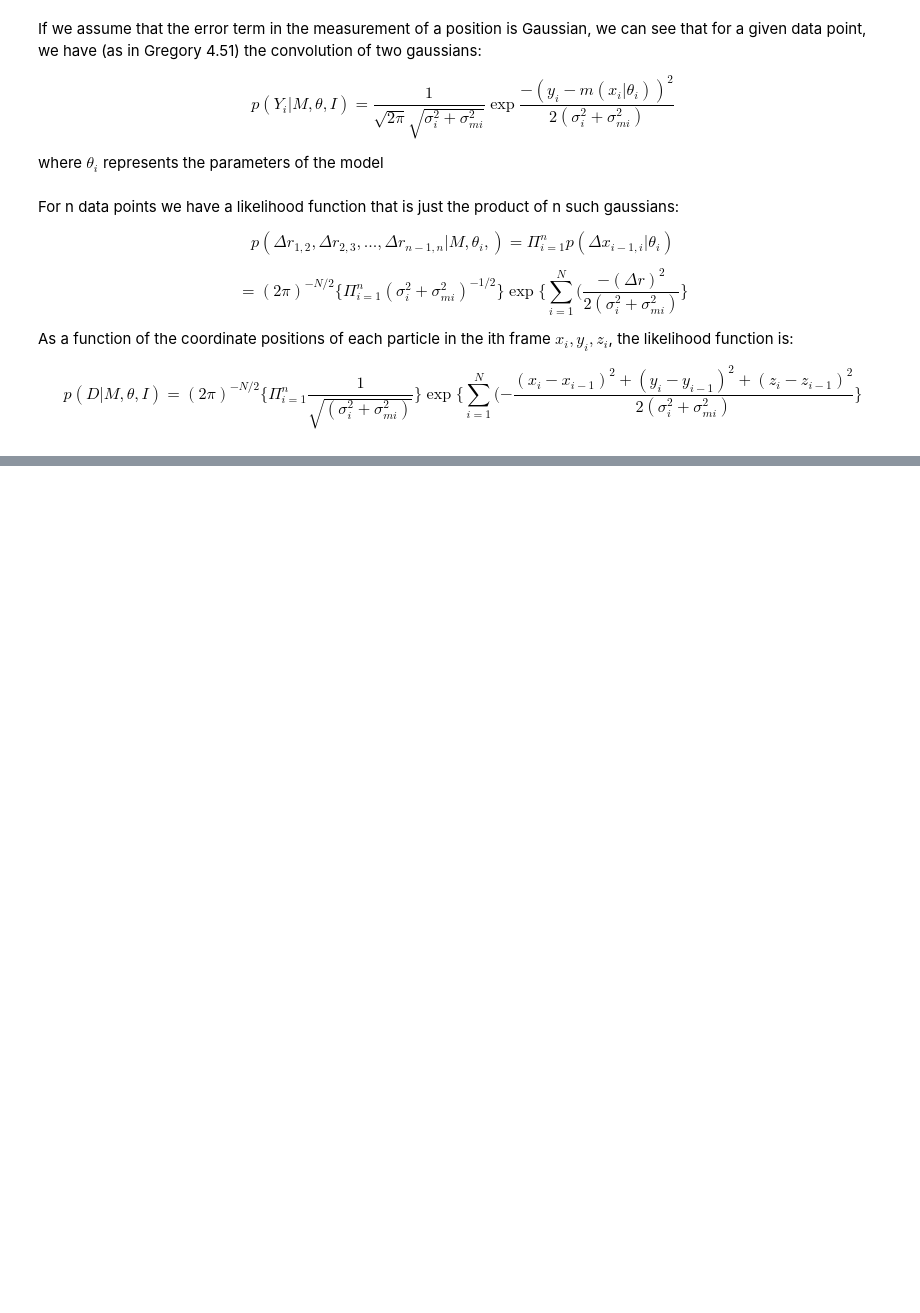
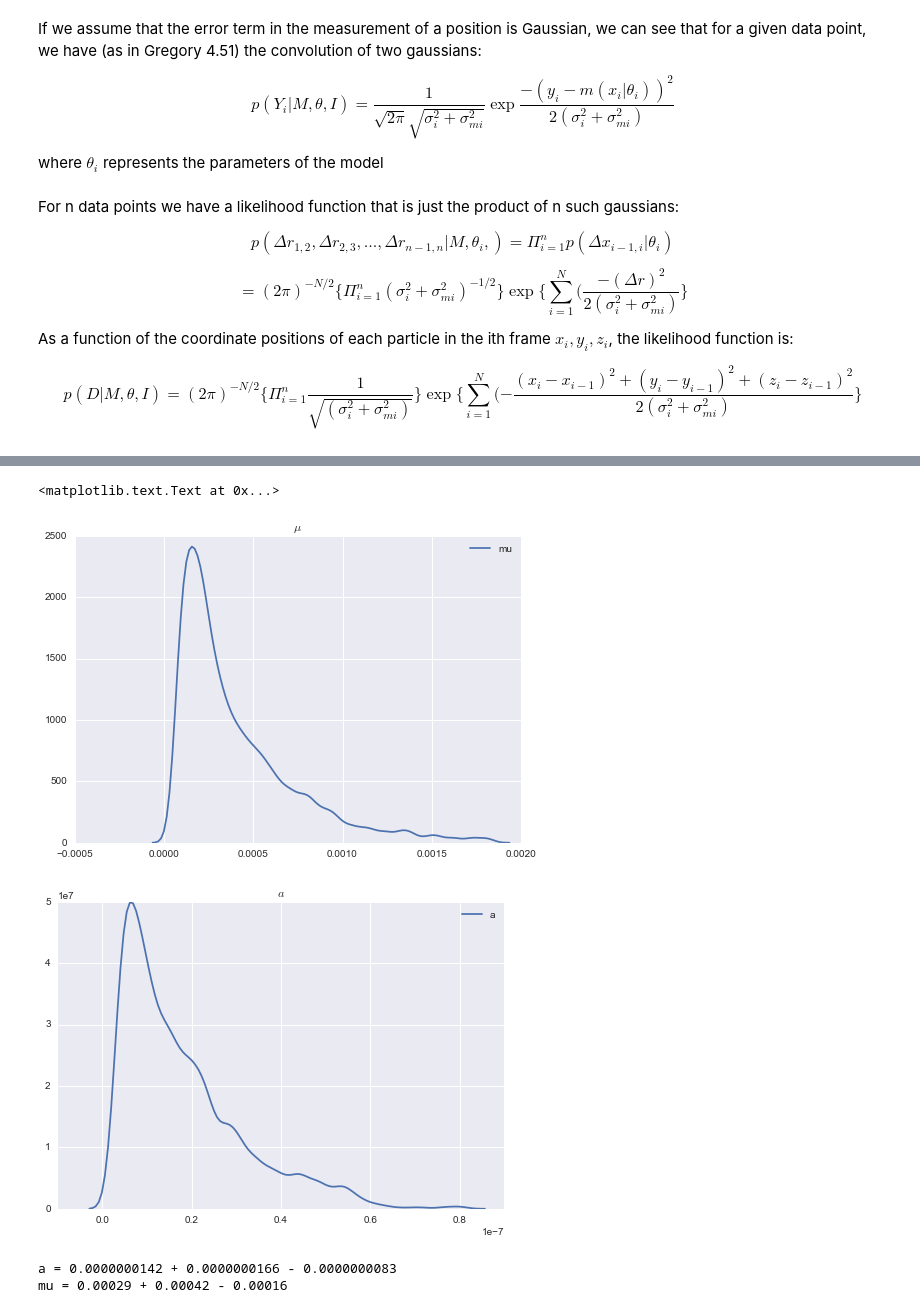
Before and after one commit to alanxzhou/Bayesian-Particle-Tracking, a Jupyter notebook: Bayesian_Particle_Tracking/Model.ipynb, the cells around one changed output, grey strips where cells are left out. Saved outputs shown, nothing was run; the diff lists cells and outputs as text; code cells hidden in the pictures; blank space fills up the shorter version.

```diff
--- a/Bayesian_Particle_Tracking/Model.ipynb
+++ b/Bayesian_Particle_Tracking/Model.ipynb
@@ -34,0 +188,28 @@ $$p(D|M,\theta,I)=(2\pi)^{-N/2}\{\Pi_{i=1}^n\frac{1}{\sqrt{(\sigma_i^2+\sigma_{m
+# %%
+samples = sampler.chain[:,200:,:]
+# reshape the samples into a 1D array where the colums are mu, T, a
+traces = samples.reshape(-1, ndim).T
+# create a pandas DataFrame with labels.
+parameter_samples = pd.DataFrame({'mu': traces[0], 'a': traces[1]})
+# %%
+sns.kdeplot(parameter_samples['mu'])
+plt.title('$\mu$')
+plt.figure()
+sns.kdeplot(parameter_samples['a'])
+plt.title('$a$')
+# %% [output]
+<matplotlib.text.Text at 0x...>
+[figure, added]
+[figure, added]
+# %%
+q = parameter_samples.quantile([0.16,0.50,0.84], axis=0)
+
+print("a = {:.10f} + {:.10f} - {:.10f}".format(q['a'][0.50],
+                                            q['a'][0.84]-q['a'][0.50],
+                                            q['a'][0.50]-q['a'][0.16]))
+print("mu = {:.5f} + {:.5f} - {:.5f}".format(q['mu'][0.50],
+                                            q['mu'][0.84]-q['mu'][0.50],
+                                            q['mu'][0.50]-q['mu'][0.16]))
+# %% [output]
+a = 0.0000000142 + 0.0000000166 - 0.0000000083
+mu = 0.00029 + 0.00042 - 0.00016
```
Also changed, not shown: parts of 27 cells of this notebook, 6 other files.
